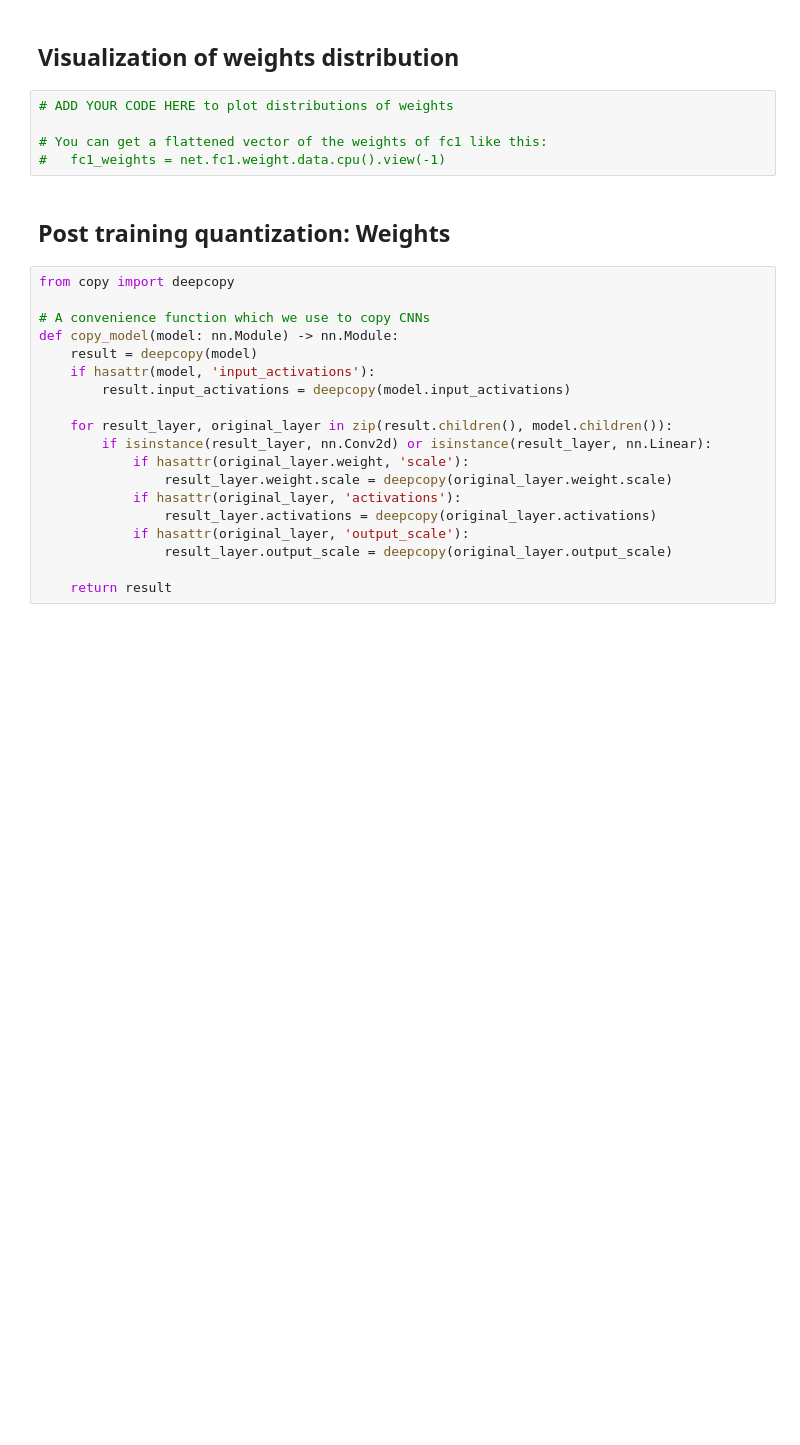
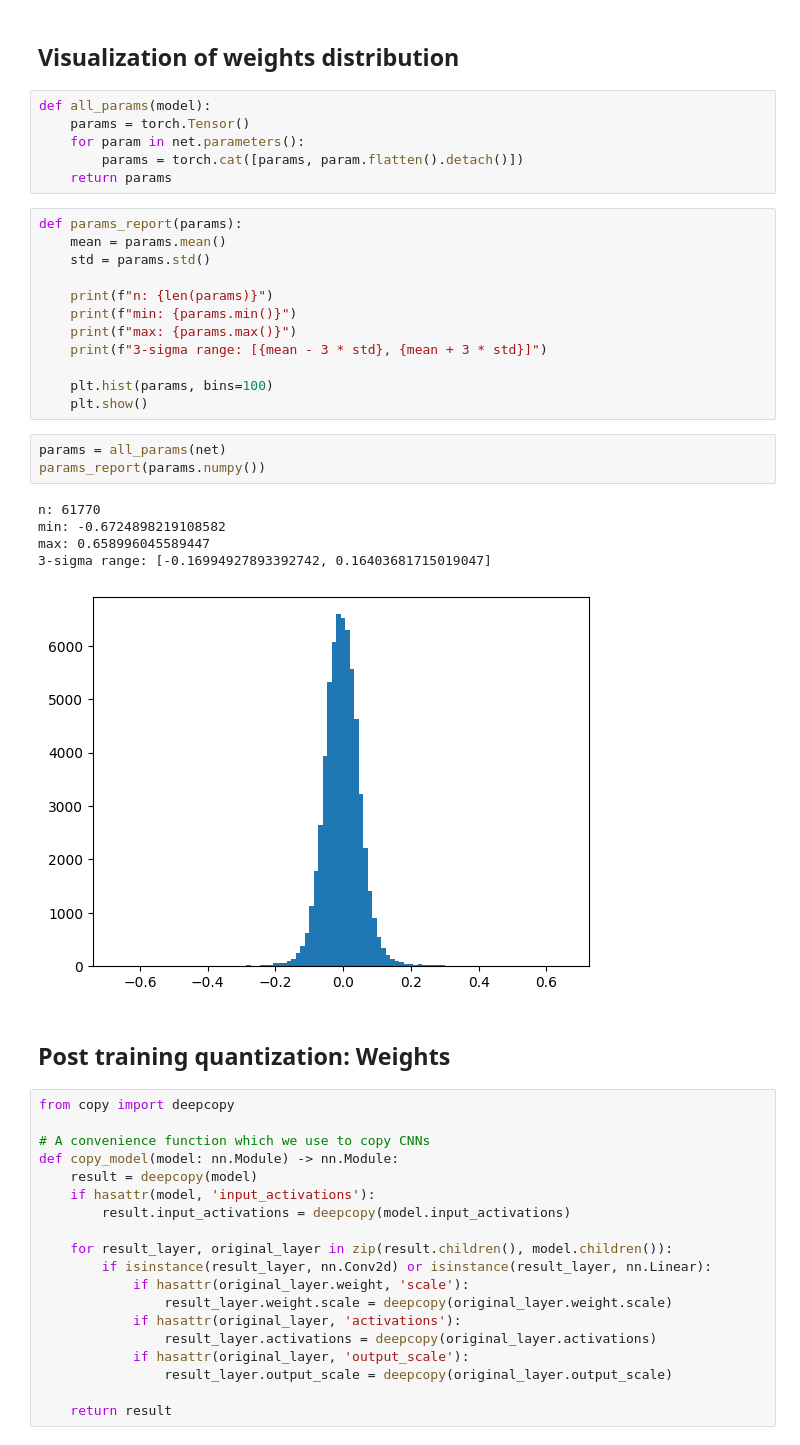
Before and after one commit to HUART1848/IAA_L4, a Jupyter notebook: Lab4.ipynb, the cells around one changed output. Cells and saved outputs as stored; diff of their text form; blank space fills up the shorter version.

```diff
--- a/Lab4.ipynb
+++ b/Lab4.ipynb
@@ -123,10 +139,32 @@ print('Accuracy of the network on the test images: {}%'.format(score))
 # %% [markdown]
 ## Visualization of weights distribution
+# %%
+def all_params(model):
+    params = torch.Tensor()
+    for param in net.parameters():
+        params = torch.cat([params, param.flatten().detach()])
+    return params
+# %%
+def params_report(params):
+    mean = params.mean()
+    std = params.std()
+
+    print(f"n: {len(params)}")
+    print(f"min: {params.min()}")
+    print(f"max: {params.max()}")
+    print(f"3-sigma range: [{mean - 3 * std}, {mean + 3 * std}]")
+
+    plt.hist(params, bins=100)
+    plt.show()
 # %%
-# ADD YOUR CODE HERE to plot distributions of weights
-
-# You can get a flattened vector of the weights of fc1 like this:
-#   fc1_weights = net.fc1.weight.data.cpu().view(-1)
+params = all_params(net)
+params_report(params.numpy())
+# %% [output]
+n: 61770
+min: -0.6724898219108582
+max: 0.658996045589447
+3-sigma range: [-0.16994927893392742, 0.16403681715019047]
+[figure, added]
 # %% [markdown]
 ## Post training quantization: Weights
 # %%
```
Also changed, not shown: parts of 10 cells of this notebook, 2 other files.
